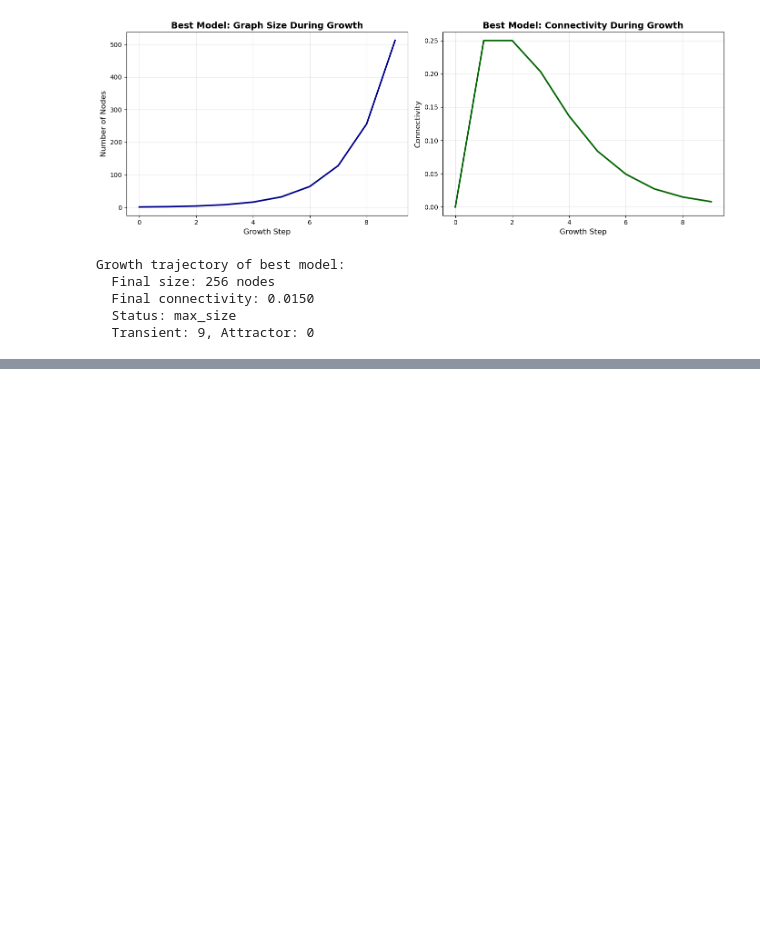
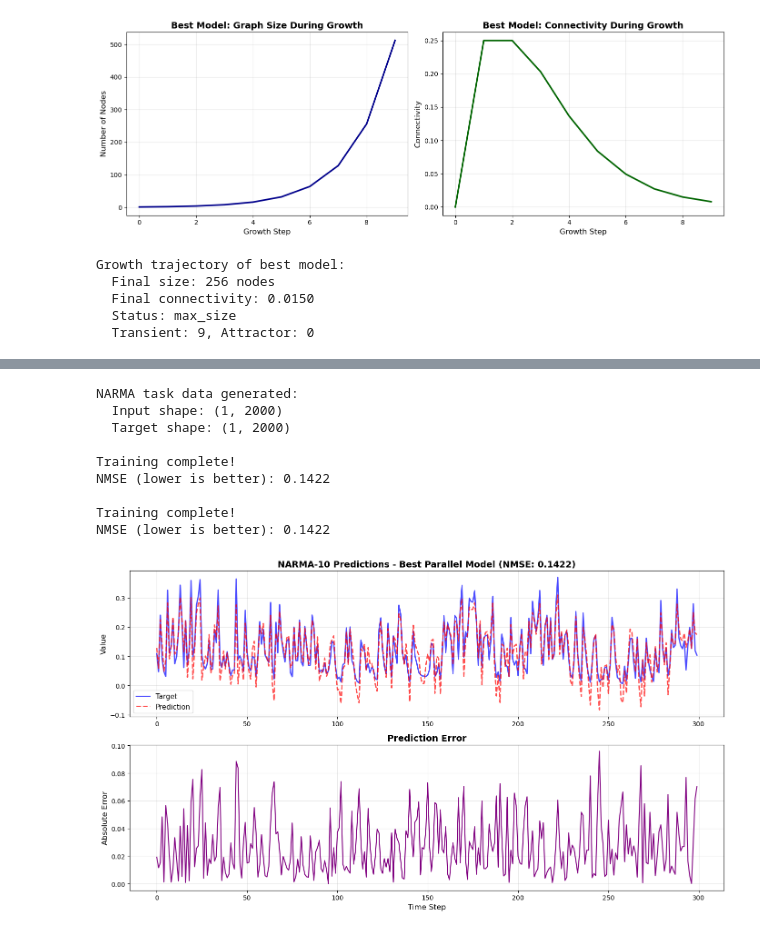
Before and after one commit to ikernunezca/alife2025, a Jupyter notebook: dgca_examples.ipynb, the cells around one changed output, grey strips where cells are left out. Cells and saved outputs as stored; diff of their text form; code cells hidden in the pictures; blank space fills up the shorter version.

```diff
--- a/dgca_examples.ipynb
+++ b/dgca_examples.ipynb
@@ -575,0 +594,12 @@ plt.show()
+# %%
+# Use the best reservoir from parallel runs
+# Convert it to bipolar weights for better reservoir computing performance
+best_parallel_reservoir = best['reservoir'].bipolar()
+
+print(f"Using best reservoir from parallel runs for NARMA task:")
+print(f"  Run ID: {best['run_id']}")
+print(f"  Original Fitness: {best['fitness']:.6f}")
+print(f"  Size: {best_parallel_reservoir.size()} nodes")
+print(f"  Edges: {best_parallel_reservoir.num_edges()}")
+print(f"  Connectivity: {best_parallel_reservoir.connectivity():.4f}")
+print(f"  Largest component: {best_parallel_reservoir.get_largest_component_frac():.2%}")
@@ -575,0 +614,55 @@ plt.show()
+# %%
+# Generate NARMA-10 task data
+input_seq, target_seq = narmax(order=10, num_timesteps=2000)
+
+print(f"NARMA task data generated:")
+print(f"  Input shape: {input_seq.shape}")
+print(f"  Target shape: {target_seq.shape}")
+
+# Train the best reservoir on the NARMA task
+best_parallel_reservoir.reset()
+predictions = best_parallel_reservoir.train(input_seq, target=target_seq)
+
+# Calculate NMSE (Normalized Mean Squared Error)
+washout = best_parallel_reservoir.washout
+nmse = np.mean((target_seq[:, washout:] - predictions) ** 2) / np.var(target_seq[:, washout:])
+
+print(f"\nTraining complete!")
+print(f"NMSE (lower is better): {nmse:.4f}")
+
+# Visualize predictions vs targets
+fig, (ax1, ax2) = plt.subplots(2, 1, figsize=(14, 8))
+
+time_window = 300
+start_idx = washout
+end_idx = start_idx + time_window
+
+# Plot predictions vs target
+ax1.plot(target_seq[0, start_idx:end_idx], linewidth=2, label='Target', color='blue', alpha=0.7)
+ax1.plot(predictions[0, :time_window], linewidth=2, label='Prediction', color='red', alpha=0.7, linestyle='--')
+ax1.set_ylabel('Value', fontsize=12)
+ax1.set_title(f'NARMA-10 Predictions - Best Parallel Model (NMSE: {nmse:.4f})', fontsize=14, fontweight='bold')
+ax1.legend(fontsize=11)
+ax1.grid(True, alpha=0.3)
+
+# Plot error over time
+error = np.abs(target_seq[0, start_idx:end_idx] - predictions[0, :time_window])
+ax2.plot(error, linewidth=1.5, color='purple')
+ax2.set_xlabel('Time Step', fontsize=12)
+ax2.set_ylabel('Absolute Error', fontsize=12)
+ax2.set_title('Prediction Error', fontsize=14, fontweight='bold')
+ax2.grid(True, alpha=0.3)
+
+plt.tight_layout()
+plt.show()
+# %% [output]
+NARMA task data generated:
+  Input shape: (1, 2000)
+  Target shape: (1, 2000)
+
+Training complete!
+NMSE (lower is better): 0.1422
+
+Training complete!
+NMSE (lower is better): 0.1422
+[figure, added]
```
Also changed, not shown: parts of 9 cells of this notebook, 36 other files.
